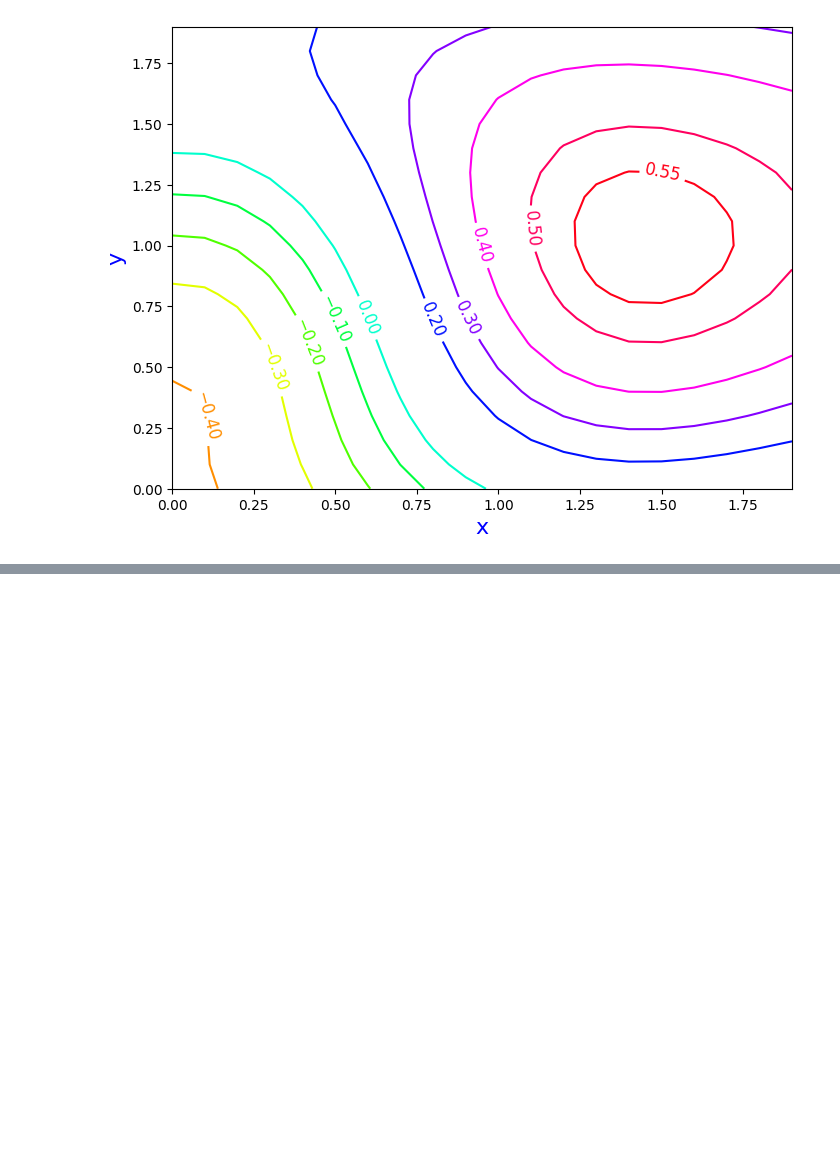
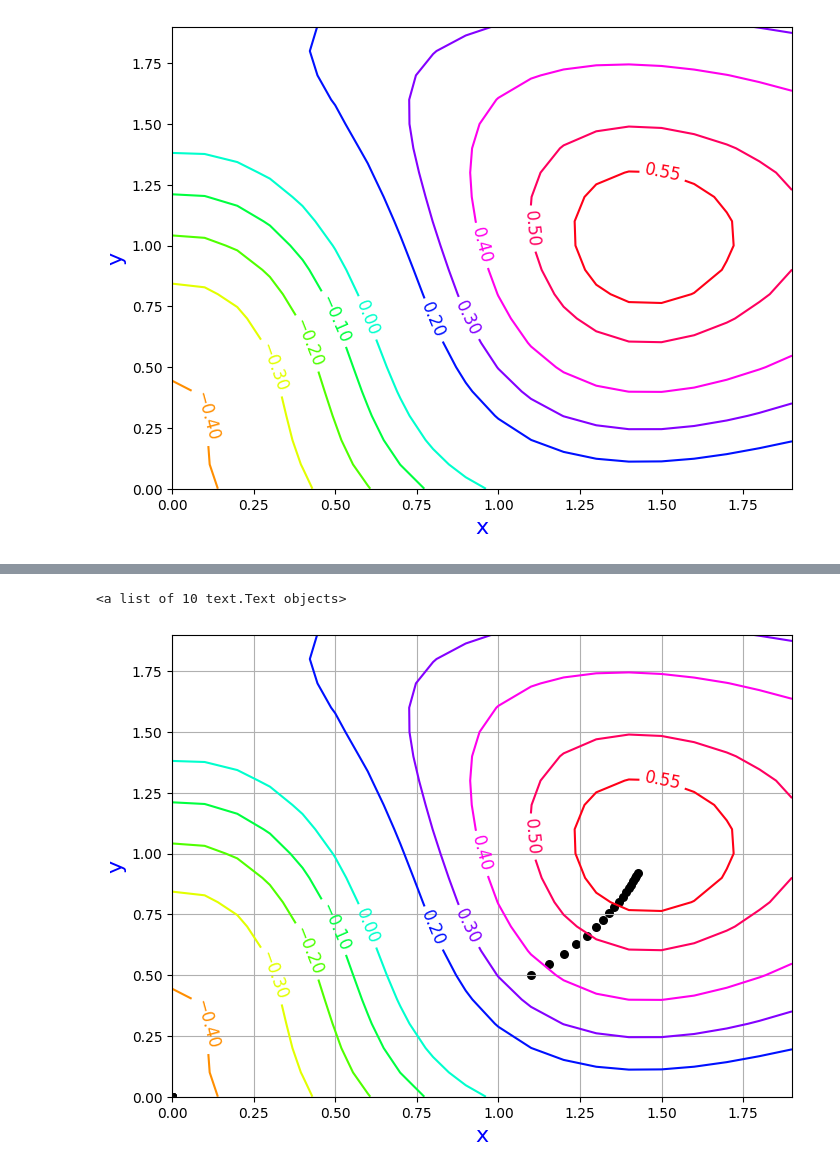
Before and after one commit to Tomoki-Ishikura/lecture_infosys, a Jupyter notebook: OptimComplexFun.ipynb, the cells around one changed output, grey strips where cells are left out. Drawn from its saved outputs; the diff is of its cells as text; code cells hidden in the pictures; blank space fills up the shorter version.

```diff
--- a/OptimComplexFun.ipynb
+++ b/OptimComplexFun.ipynb
@@ -13,6 +13,12 @@ from scipy.optimize import root
 WorkDir=os.getcwd() #現在の絶対パスを取得
 # os.chdir('Inputs2_ImportMix')
 # %%
+"""
+まずは，複雑な形状の関数を描画する
+この描画は，最適化計算においては不要．関数の形状を可視化するのみ
+"""
+
+
 x=np.arange(0,2,0.1)
 # 0から1.9まで0.1間隔の50個の要素を持つアレイ（ベクトル）を作成
 y=x # 同じサイズのアレイ（ベクトル）をコピーにより作成
@@ -21,8 +27,8 @@ y=x # 同じサイズのアレイ（ベクトル）をコピーにより作成
 X, Y = np.meshgrid(x, y)
 
 # 関数の計算式
-# F00 = (X-1)*np.exp(-(X-0.5)**2-(Y-0.7)**2)-0.05*(X-10)-(0.3*((Y-1.2)**2))
-F00 = (np.exp(- (X - 1/2)**2 - (Y - 7/10)**2))*(X - 1) - (3*(Y - 6/5)**2)/10 - X/20 + 1/2 # 分数で係数を表記
+# F0 = (X-1)*np.exp(-(X-0.5)**2-(Y-0.7)**2)-0.05*(X-10)-(0.3*((Y-1.2)**2))
+F0 = (np.exp(- (X - 1/2)**2 - (Y - 7/10)**2))*(X - 1) - (3*(Y - 6/5)**2)/10 - X/20 + 1/2 # 分数で係数を表記
 
 # 曲面を描画(カラーマップは'plasma_r')
 # ax.plot_surface(X, Y, F0, cmap = "hsv")
@@ -40,7 +46,7 @@ ax1.set_ylabel("y", size = 16, color = "blue")
 hight = [-0.5, -0.4, -0.3, -0.2, -0.1, 0, 0.2, 0.3, 0.4, 0.5, 0.55]
 
 # 等高線をプロット(カラーマップはhsv)
-cont = ax1.contour(X, Y, F00, cmap = "hsv", levels = hight )
+cont = ax1.contour(X, Y, F0, cmap = "hsv", levels = hight )
 
 # 等高線ラベルを設定
 ax1.clabel(cont, fontsize = 12)
@@ -50 +117,31 @@ ax1.clabel(cont, fontsize = 12)
+# %%
+"""
+このブロックは結果のまとめの図示
+プロットは計算の経過を可視化するためなので，最適化計算には直接関係しません．
+ですので，ここは実行しなくても計算結果に影響がありません．
+"""
+
+# 計算過程で保存しておいたx, y, Fの値をRecord変数から取り出す．
+x_result=Record[:,0]
+y_result=Record[:,1]
+F_result=Record[:,2]
+
+# グラフを表示する準備
+fig3 = plt.figure(figsize = (8, 6))
+
+# FigureにAxes(軸)を追加
+ax3 = fig3.add_subplot()
+# 軸ラベルを設定，ラベルの文字とフォントサイズと色
+ax3.set_xlabel("x", size = 16, color = "blue")
+ax3.set_ylabel("y", size = 16, color = "blue")
+
+ax3.grid() # 罫線
+
+Scat = ax3.scatter(x_result,y_result, c='k', s=30) # 繰り返し計算の軌跡, cはカラー, sはポイントの大きさ
+Cont2 = ax3.contour(X, Y, F0, cmap = "hsv", levels = hight) # 関数の等高線
+# 等高線ラベルを設定
+ax3.clabel(Cont2, fontsize = 12)
+# %% [output]
+<a list of 10 text.Text objects>
+[figure, added]
 # %%
```
Also changed, not shown: parts of 3 cells of this notebook.
